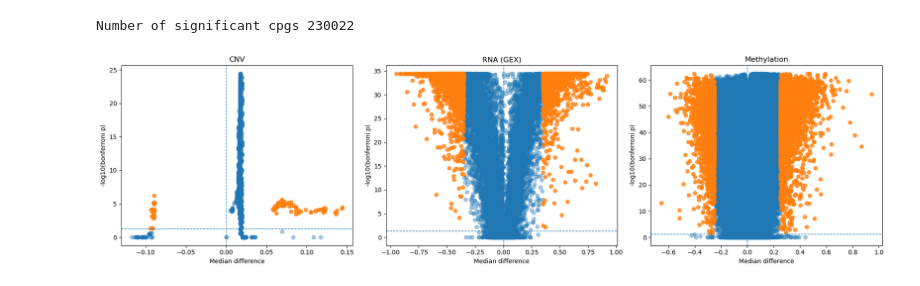
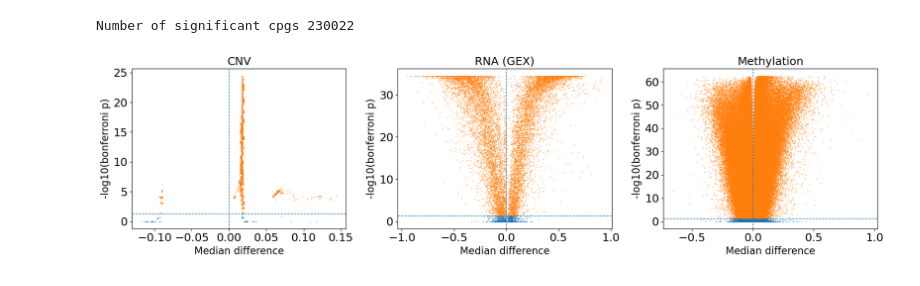
Before and after one commit to ink-github/KIRC_medbioinfo2026, a Jupyter notebook: data_analysis.ipynb, the cells around one changed output. Drawn from its saved outputs; the diff is of its cells as text; code cells hidden in the pictures.

```diff
--- a/data_analysis.ipynb
+++ b/data_analysis.ipynb
@@ -9,10 +10,18 @@ import matplotlib.pyplot as plt
 from scipy.stats import ranksums
 from statsmodels.stats.multitest import multipletests
+# %%
+# Configuration for plotting
+plt.rcParams.update({
+    'font.size': 18,
+    'axes.titlesize': 18,
+    'axes.labelsize': 16,
+    'legend.fontsize': 16
+})
 # %%
 # Loading the data
 metadata = pd.read_csv("/Users/in2245sa/Courses/medbioinfo/systems_biology/group_project/Group3-TCGA-KIRC-renal/metadata.csv")
 meth = pd.read_csv("/Users/in2245sa/Courses/medbioinfo/systems_biology/group_project/Group3-TCGA-KIRC-renal/DNAm.csv")
-cnv = pd.read_csv("/Users/in2245sa/Courses/medbioinfo/systems_biology/group_project/Group3-TCGA-KIRC-renal/CNV.csv")
+cnv = pd.read_csv("/Users/in2245sa/Courses/medbioinfo/systems_biology/group_project/Group3-TCGA-KIRC-renal/cnv.csv")
 rna = pd.read_csv("/Users/in2245sa/Courses/medbioinfo/systems_biology/group_project/Group3-TCGA-KIRC-renal/RNASeq.csv")
 # %%
 # Use sample names as rownames in metadaat
@@ -187,35 +244,35 @@ print("Number of significant cpgs {}".format(len(significant_cpgs)))
 # %% [output]
 Number of significant cpgs 230022
 # %%
-def volcano(ax, df, title, p_adj_th = 0.05, effect_size_th = 0.25):
+def volcano(ax, df, title, p_adj_th = 0.05, effect_size_th = 0):
 
     effect = df["diff_in_medians"]
     neg_log_p = -np.log10(df["p_adj"] + 1e-300)
     sig = (df["p_adj"] < p_adj_th) & (np.abs(df["diff_in_medians"]) > effect_size_th)
 
-    ax.scatter(effect[~sig], neg_log_p[~sig], alpha=0.4)
-    ax.scatter(effect[sig], neg_log_p[sig], alpha=0.8)
+    ax.scatter(effect[~sig], neg_log_p[~sig], alpha=0.5, s=0.5)
+    ax.scatter(effect[sig], neg_log_p[sig], alpha=0.5, s=0.5)
 
     ax.axhline(-np.log10(0.05), linestyle="--", linewidth=1)
     ax.axvline(0, linestyle="--", linewidth=1)
 
     ax.set_title(title)
     ax.set_xlabel("Median difference")
     ax.set_ylabel("-log10(bonferroni p)")
 
 
 plt.figure(figsize=(18,5))
 
 ax1 = plt.subplot(1,3,1)
-volcano(ax1, cnv_differential_analysis, "CNV", p_adj_th = 0.05, effect_size_th = 0.05)
+volcano(ax1, cnv_differential_analysis, "CNV", p_adj_th = 0.05, effect_size_th = 0)
 
 ax2 = plt.subplot(1,3,2)
-volcano(ax2, gex_differential_analysis, "RNA (GEX)", p_adj_th = 0.05, effect_size_th = 0.35)
+volcano(ax2, gex_differential_analysis, "RNA (GEX)", p_adj_th = 0.05, effect_size_th = 0)
 
 ax3 = plt.subplot(1,3,3)
-volcano(ax3, meth_differential_analysis, "Methylation", p_adj_th = 0.05, effect_size_th = 0.25)
+volcano(ax3, meth_differential_analysis, "Methylation", p_adj_th = 0.05, effect_size_th = 0)
 
 plt.tight_layout()
 plt.show()
 # %% [output]
-[figure, old version]
+[figure, new version]
```
Also changed, not shown: parts of 9 cells of this notebook, 1 other file.
